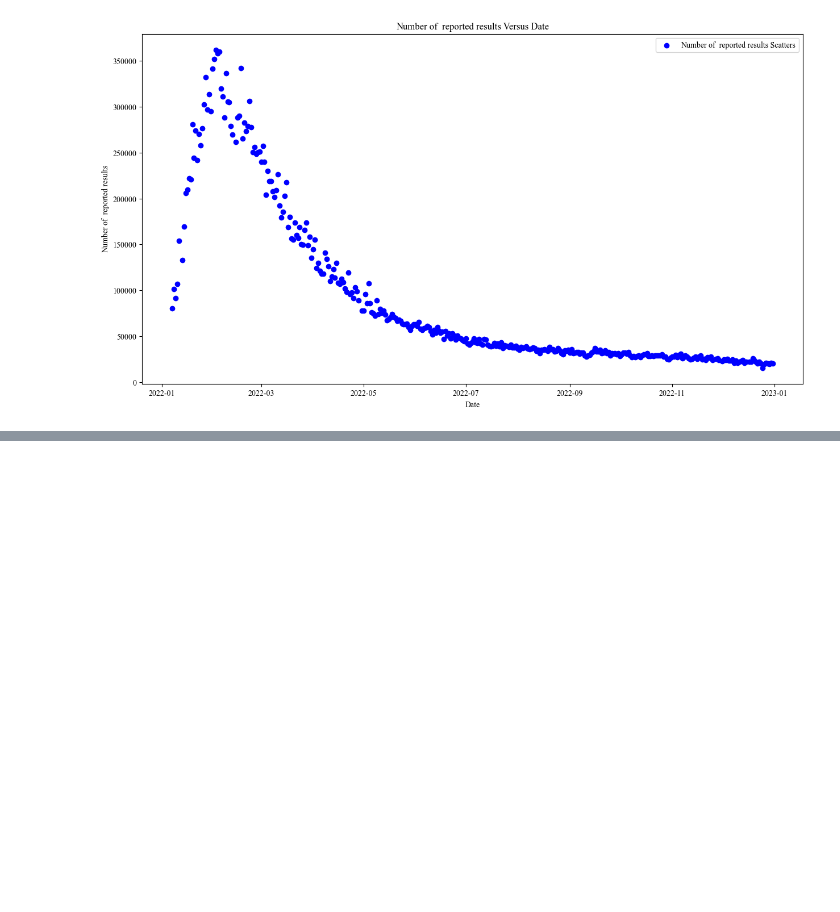
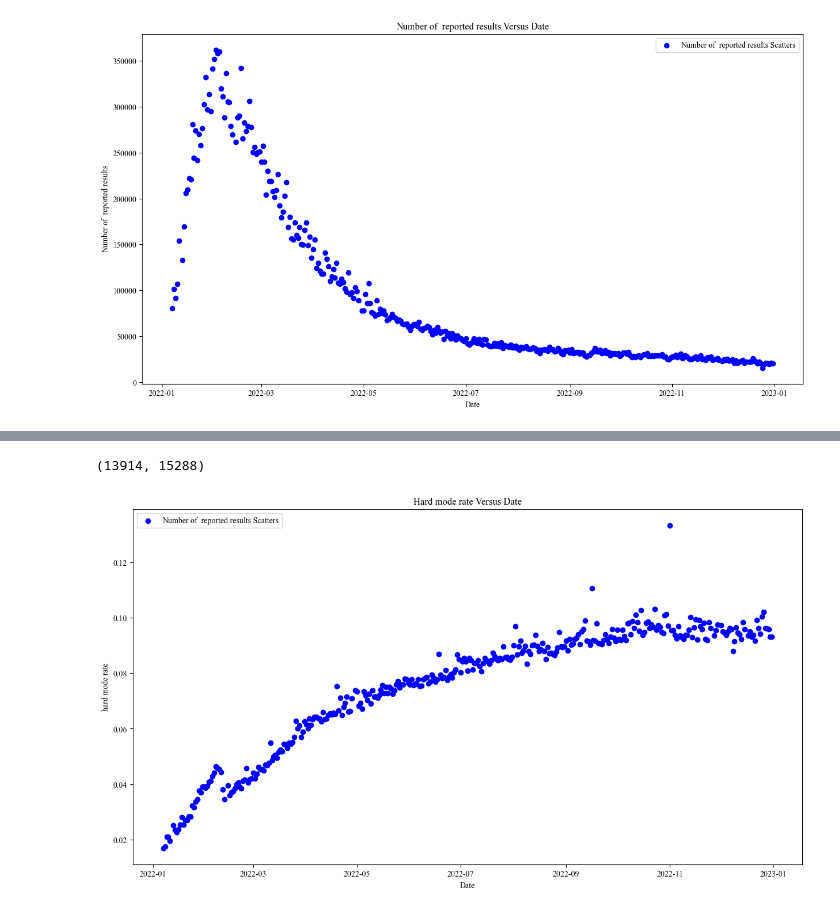
Before and after one commit to hthuz/mcm23, a Jupyter notebook: p1_plot.ipynb, the cells around one changed output, grey strips where cells are left out. Cells and saved outputs as stored; diff of their text form; code cells hidden in the pictures; blank space fills up the shorter version.

Commit message:
P1 prediction COMPLETEED

```diff
--- a/p1_plot.ipynb
+++ b/p1_plot.ipynb
@@ -46,0 +92,23 @@ plt.plot(xd[184:], piecewise_model(xd[184:], *p))
+# %%
+# predict 60days after. (March 1st)
+xd = np.linspace(df['Contest_num'][0], df['Contest_num'][len(df)-1],len(df))
+MAPA = 0
+for i in range(194,len(df)):
+    MAPA += abs(df['Number of  reported results'][i] - piecewise_model(xd[i], *p))/(df['Number of  reported results'][i])
+MAPA /= len(df) - 194 + 1
+est_upper = int(piecewise_model(620, *p)/(1-MAPA))
+est_lower = int(piecewise_model(620, *p)/(1+MAPA))
+(est_lower,est_upper)
+# %% [output]
+(13914, 15288)
+# %%
+# draw the scatter of the Contest_num
+plt.figure( figsize = (15,8) )
+plt.scatter(df['Date'], df['hard_mode_rate'], color = 'b', label = 'Number of  reported results Scatters')
+plt.xlabel('Date')
+plt.ylabel('hard mode rate')
+plt.title('Hard mode rate Versus Date')
+plt.legend()
+plt.savefig('./plots/hard_mode_rate.jpg')
+# %% [output]
+[figure, added]
```
Also changed, not shown: parts of 5 cells of this notebook, 3 other files.
